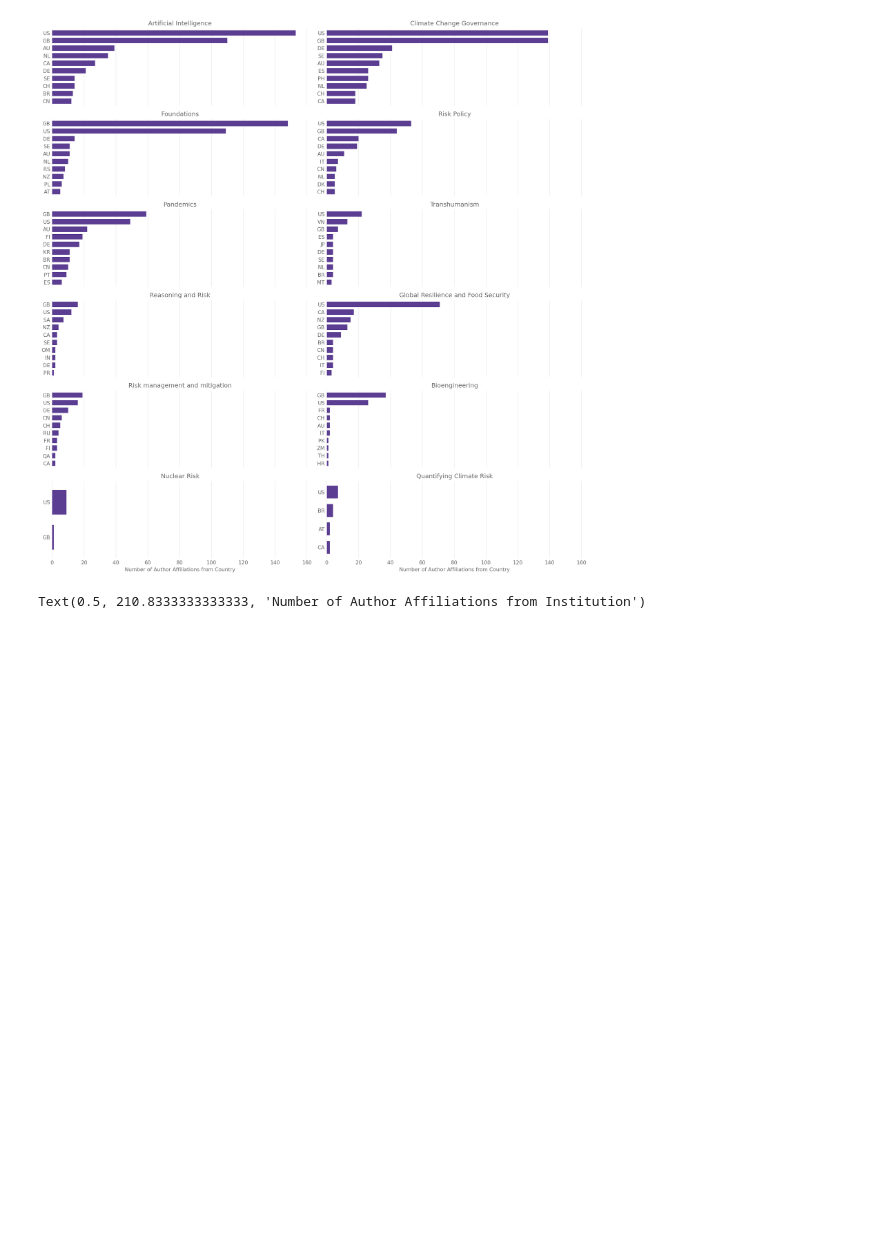
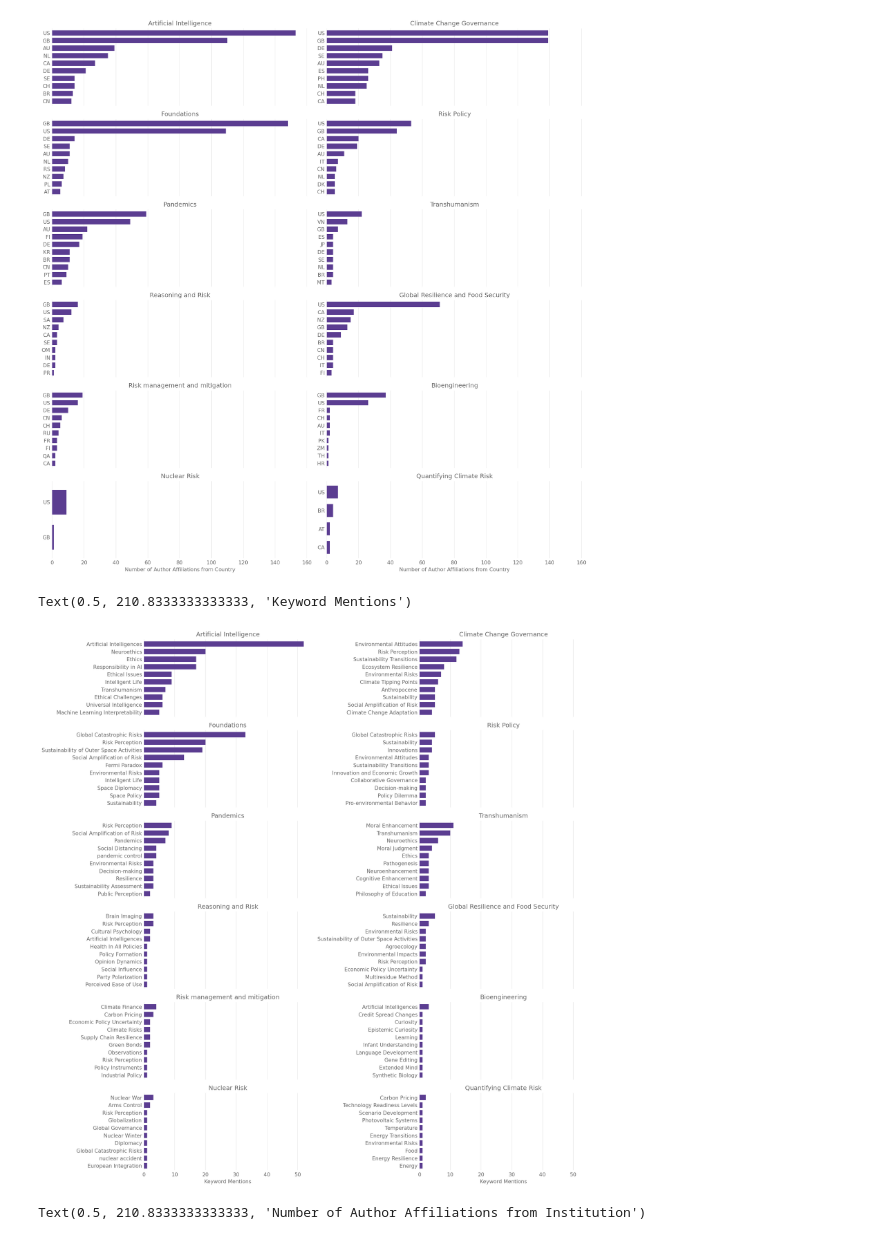
Before and after one commit to florianjehn/bibliometrics, a Jupyter notebook: scripts/cluster_visualization.ipynb, the cells around one changed output. Drawn from its saved outputs; the diff is of its cells as text; code cells hidden in the pictures; blank space fills up the shorter version.

Commit message:
Added concept and keywords plots

```diff
--- a/scripts/cluster_visualization.ipynb
+++ b/scripts/cluster_visualization.ipynb
@@ -180,6 +180,29 @@ axes[-1].set_xlabel("Number of Author Affiliations from Country")
 # %% [output]
 Text(0.5, 210.8333333333333, 'Number of Author Affiliations from Country')
 [figure]
+# %%
+# Plot the main source by cluster
+fig, axes = plt.subplots(6,2, figsize=(15, 15), sharex=True)
+axes = axes.flatten()
+
+for i, (cluster_name, cluster) in enumerate(remerged_data.groupby("Cluster")):
+    countries = cluster["keywords.display_name"].str.split("|").explode().value_counts()
+
+    countries.head(10).sort_values().plot(kind="barh", color=main_color, width=0.7, ax=axes[i])
+    # Remove the y-axis grid
+    axes[i].yaxis.grid(False)
+    # Add the title
+    axes[i].set_title(cluster_names[cluster_name])
+    axes[i].set_ylabel("")
+
+fig.tight_layout()
+
+# Add the x-axis label
+axes[-2].set_xlabel("Keyword Mentions")
+axes[-1].set_xlabel("Keyword Mentions")
+# %% [output]
+Text(0.5, 210.8333333333333, 'Keyword Mentions')
+[figure, added]
 # %%
 # Plot the main source by cluster
 fig, axes = plt.subplots(6,2, figsize=(15, 15), sharex=True)
```
Also changed, not shown: 1 other file.
